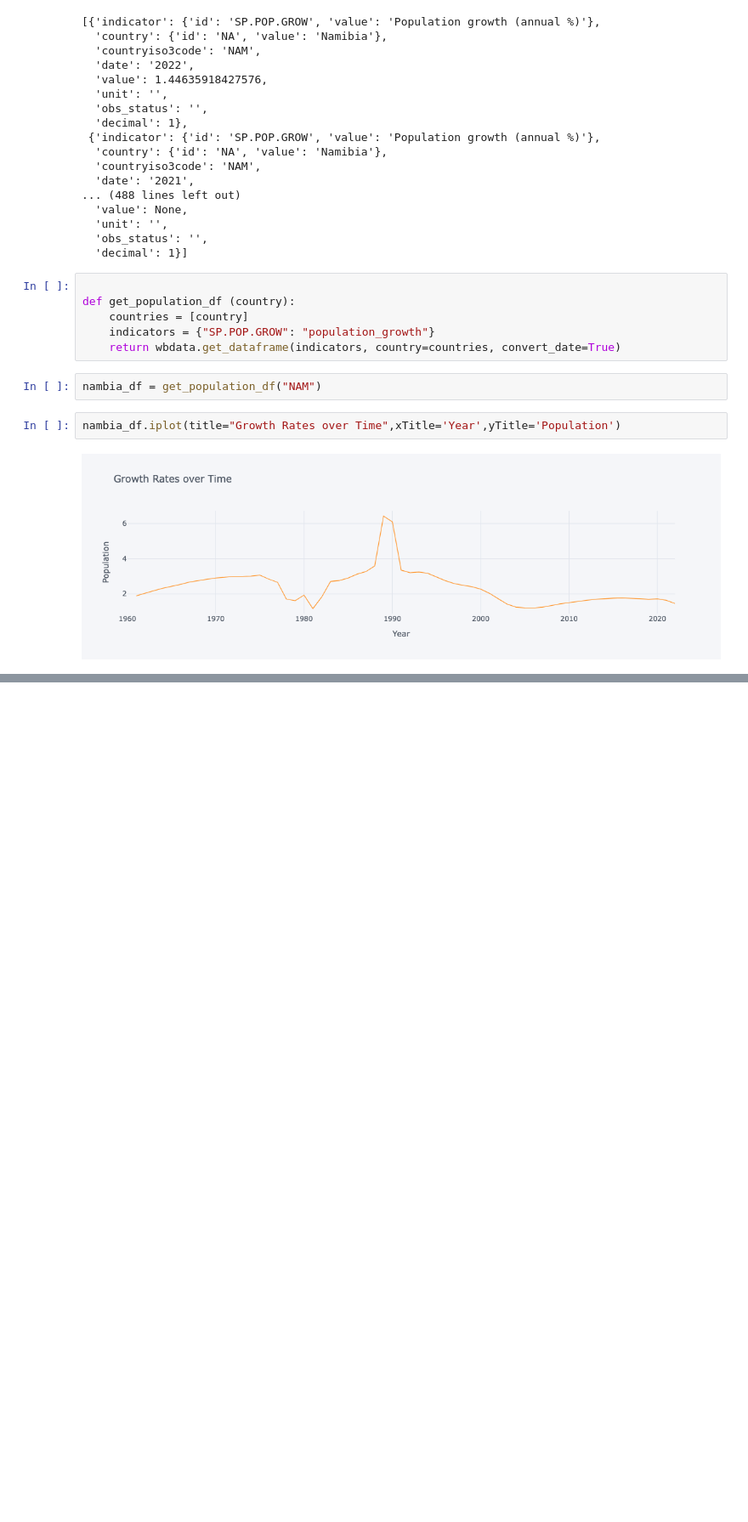
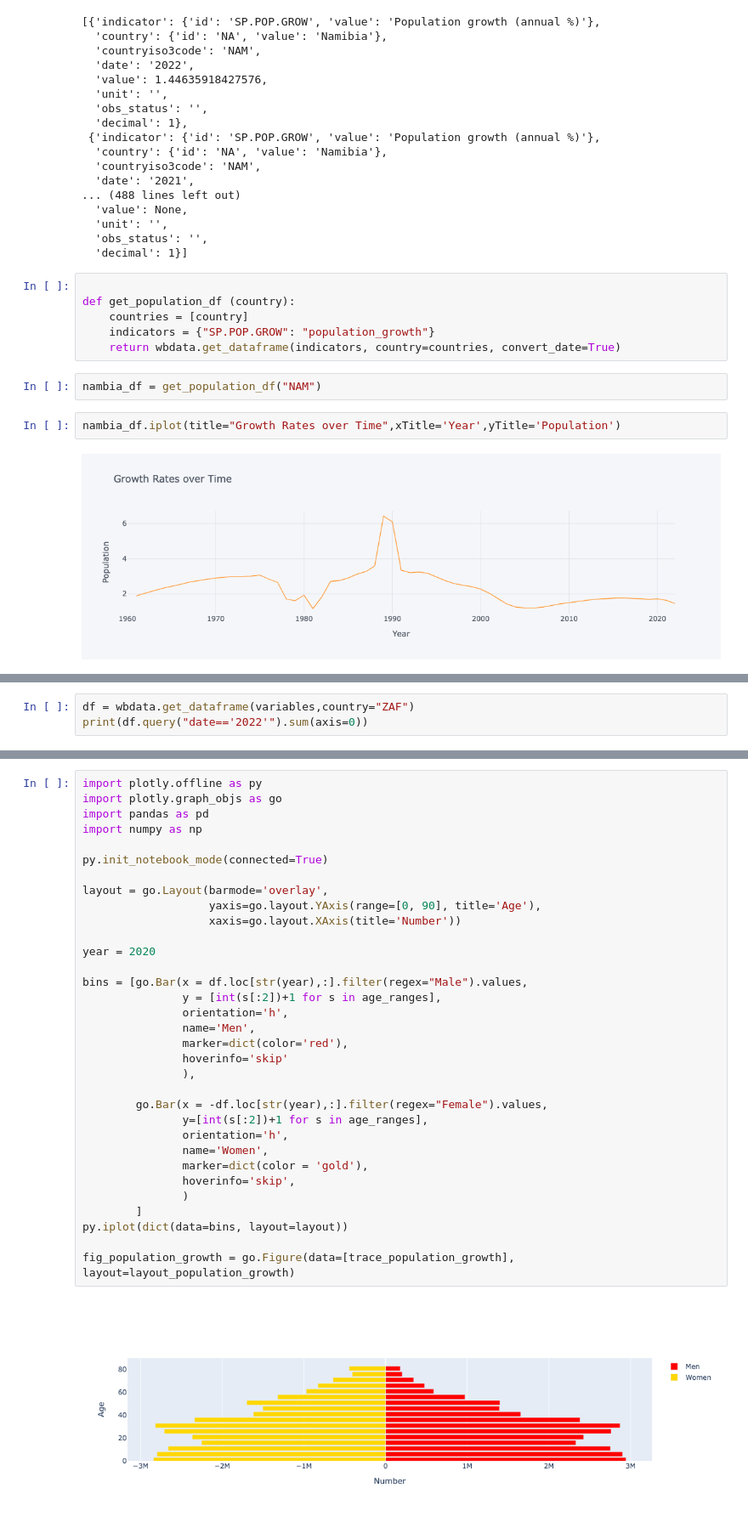
Before and after one commit to Chris-Nicholas-collaborators/EEP153_team_Malthus, a Jupyter notebook: Project1/project1.ipynb, the cells around one changed output, grey strips where cells are left out. Shown: that part at 85% size. Saved outputs shown, nothing was run; the diff lists cells and outputs as text; blank space fills up the shorter version.

```diff
--- a/Project1/project1.ipynb
+++ b/Project1/project1.ipynb
@@ -114,0 +219,3 @@ south_africa_df.iplot(title="Growth Rates over Time",xTitle='Year',yTitle='Popul
+# %%
+df = wbdata.get_dataframe(variables,country="ZAF")
+print(df.query("date=='2022'").sum(axis=0))
@@ -114,0 +240,35 @@ south_africa_df.iplot(title="Growth Rates over Time",xTitle='Year',yTitle='Popul
+# %%
+import plotly.offline as py
+import plotly.graph_objs as go
+import pandas as pd
+import numpy as np
+
+py.init_notebook_mode(connected=True)
+
+layout = go.Layout(barmode='overlay',
+                   yaxis=go.layout.YAxis(range=[0, 90], title='Age'),
+                   xaxis=go.layout.XAxis(title='Number'))
+
+year = 2020
+
+bins = [go.Bar(x = df.loc[str(year),:].filter(regex="Male").values,
+               y = [int(s[:2])+1 for s in age_ranges],
+               orientation='h',
+               name='Men',
+               marker=dict(color='red'),
+               hoverinfo='skip'
+               ),
+
+        go.Bar(x = -df.loc[str(year),:].filter(regex="Female").values,
+               y=[int(s[:2])+1 for s in age_ranges],
+               orientation='h',
+               name='Women',
+               marker=dict(color = 'gold'),
+               hoverinfo='skip',
+               )
+        ]
+py.iplot(dict(data=bins, layout=layout))
+
+fig_population_growth = go.Figure(data=[trace_population_growth], layout=layout_population_growth)
+# %% [output]
+[figure, added]
```
Also changed, not shown: parts of 8 cells of this notebook.
